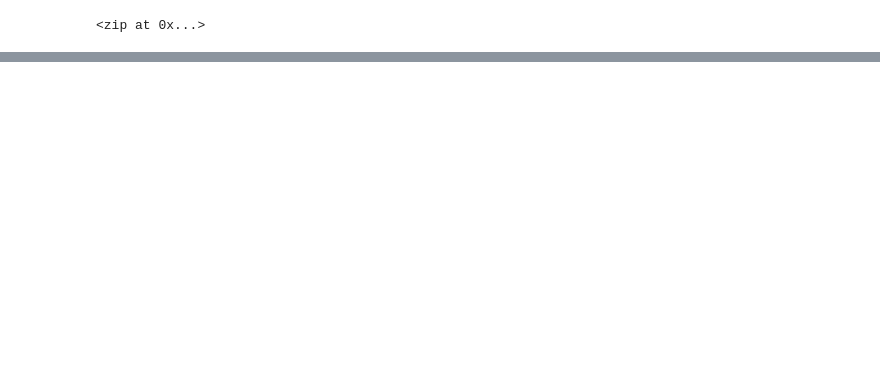
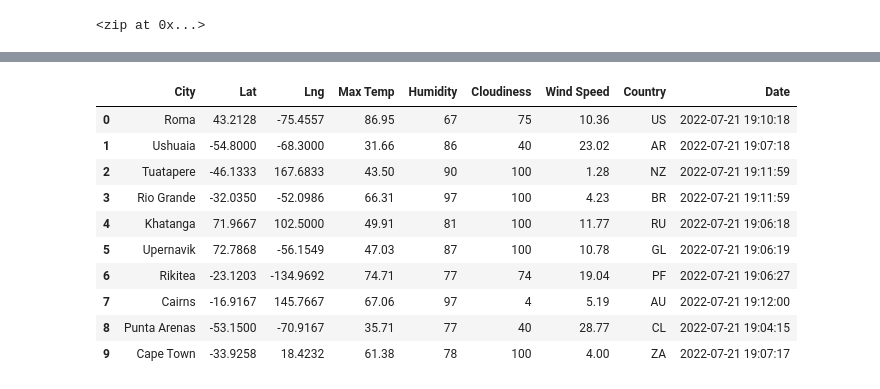
Before and after one commit to anthonyrorozco/World_Weather_Analysis, a Jupyter notebook: WeatherPy.ipynb, the cells around one changed output, grey strips where cells are left out. Saved outputs shown, nothing was run; the diff lists cells and outputs as text; code cells hidden in the pictures; blank space fills up the shorter version.

Commit message:
weatherpy

```diff
--- a/WeatherPy.ipynb
+++ b/WeatherPy.ipynb
@@ -30,0 +39,4 @@ len(cities)
+# %%
+# Starting URL for Weather Map API Call.
+url = "http://api.openweathermap.org/data/2.5/weather?units=Imperial&APPID=" + weather_api_key
+print(url)
@@ -30,0 +95,5 @@ len(cities)
+# %%
+# Create an endpoint URL for a city.
+city_url = url + "&q=" + "Boston"
+city_weather = requests.get(city_url)
+city_weather.json()
@@ -30,0 +226,16 @@ len(cities)
+# %%
+# Convert the array of dictionaries to a Pandas DataFrame.
+city_data_df = pd.DataFrame(city_data)
+city_data_df.head(10)
+# %% [output]
+|  | City | Lat | Lng | Max Temp | Humidity | Cloudiness | Wind Speed | Country | Date |
+| 0 | Roma | 43.2128 | -75.4557 | 86.95 | 67 | 75 | 10.36 | US | 2022-07-21 19:10:18 |
+| 1 | Ushuaia | -54.8000 | -68.3000 | 31.66 | 86 | 40 | 23.02 | AR | 2022-07-21 19:07:18 |
+| 2 | Tuatapere | -46.1333 | 167.6833 | 43.50 | 90 | 100 | 1.28 | NZ | 2022-07-21 19:11:59 |
+| 3 | Rio Grande | -32.0350 | -52.0986 | 66.31 | 97 | 100 | 4.23 | BR | 2022-07-21 19:11:59 |
+| 4 | Khatanga | 71.9667 | 102.5000 | 49.91 | 81 | 100 | 11.77 | RU | 2022-07-21 19:06:18 |
+| 5 | Upernavik | 72.7868 | -56.1549 | 47.03 | 87 | 100 | 10.78 | GL | 2022-07-21 19:06:19 |
+| 6 | Rikitea | -23.1203 | -134.9692 | 74.71 | 77 | 74 | 19.04 | PF | 2022-07-21 19:06:27 |
+| 7 | Cairns | -16.9167 | 145.7667 | 67.06 | 97 | 4 | 5.19 | AU | 2022-07-21 19:12:00 |
+| 8 | Punta Arenas | -53.1500 | -70.9167 | 35.71 | 77 | 40 | 28.77 | CL | 2022-07-21 19:04:15 |
+| 9 | Cape Town | -33.9258 | 18.4232 | 61.38 | 78 | 100 | 4.00 | ZA | 2022-07-21 19:07:17 |
```
Also changed, not shown: parts of 17 cells of this notebook, 4 other files.
